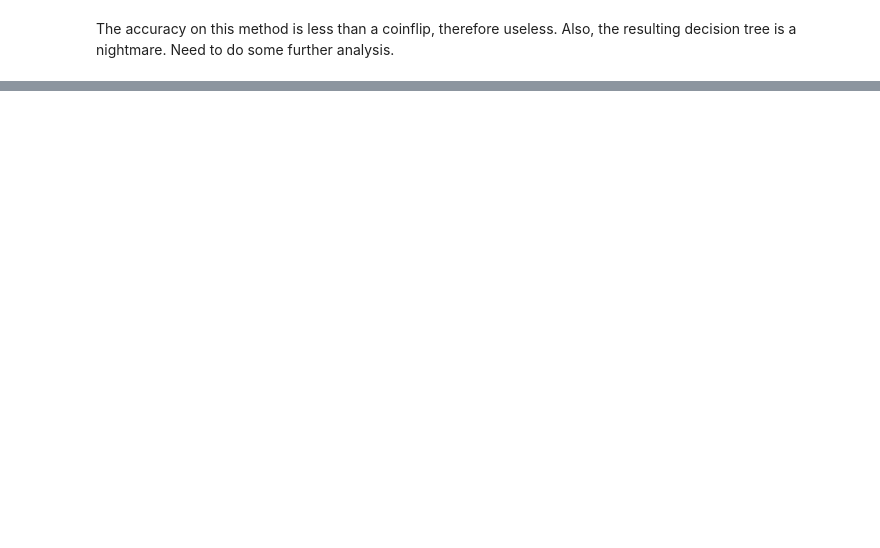
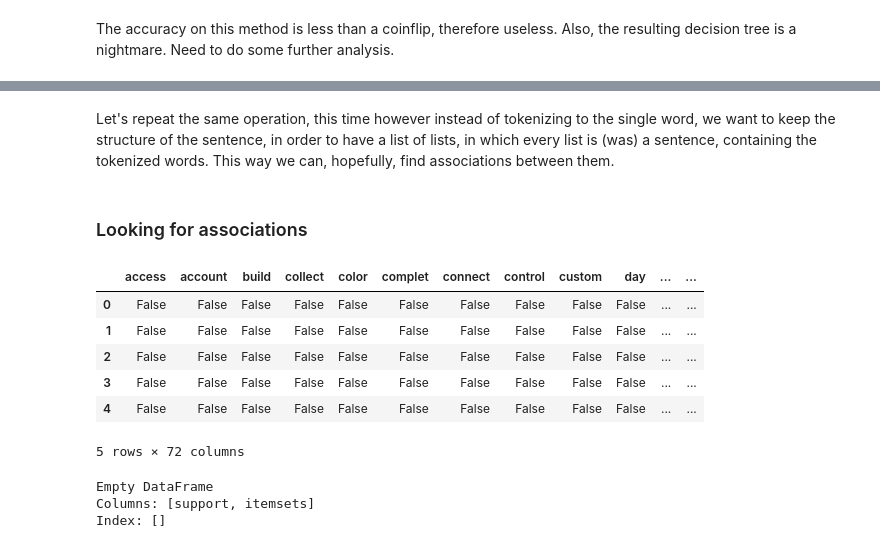
Before and after one commit to wtfzambo/app-store-eda, a Jupyter notebook: apple_store_eda.ipynb, the cells around one changed output, grey strips where cells are left out. Cells and saved outputs as stored; diff of their text form; code cells hidden in the pictures; blank space fills up the shorter version.

```diff
--- a/apple_store_eda.ipynb
+++ b/apple_store_eda.ipynb
@@ -220,0 +386,18 @@ graph
+# %%
+import string
+punct = set(string.punctuation)
+# %%
+filtered_word = [w.lower() for w in word_token] #lowercases all words
+filtered_word = [w for w in filtered_word if w not in punct] #removes punctuation
+
+print('The aggregated descriptions contain approximately {} words.'.format(len(filtered_word)))
+
+filtered_word = [w for w in filtered_word if w not in stopwords] #removes stopwords
+filtered_word = [w for w in filtered_word if len(w) > 2]
+#removes mono and two letter words, if any
+#and remaining punctuation, if any
+
+ps = PorterStemmer()
+filtered_word = [ps.stem(w) for w in filtered_word]
+
+print('The aggregated descriptions, after filtering, contain {} words.'.format(len(filtered_word)))
@@ -220,0 +416,2 @@ graph
+# %% [markdown]
+Let's repeat the same operation, this time however instead of tokenizing to the single word, we want to keep the structure of the sentence, in order to have a list of lists, in which every list is (was) a sentence, containing the tokenized words. This way we can, hopefully, find associations between them.
@@ -220,0 +421,16 @@ graph
+# %%
+filtered_sent = [[w.lower() for w in wtok(sent)] for sent in sent_token] #lowercases all words
+filtered_sent = [[w for w in sent if w not in punct] for sent in filtered_sent] #removes punctuation
+filtered_sent = [[w for w in sent if w not in stopwords] for sent in filtered_sent] #removes stopwords
+filtered_sent = [[w for w in sent if len(w) > 2] for sent in filtered_sent]
+#removes mono and two letter words, if any
+#and remaining punctuation, if any
+
+filtered_sent = [[w for w in sent if w in top_100] for sent in filtered_sent]
+#actually keeps only the top 100 words because I guess the transaction encoder would melt my
+#cpu if I kept all the words
+
+filtered_sent = [[ps.stem(w) for w in sent] for sent in filtered_sent]
+filtered_sent = [l for l in filtered_sent if l] #removes all the empty lists
+# %% [markdown]
+### Looking for associations
@@ -220,0 +441,15 @@ graph
+# %%
+te = TransactionEncoder()
+te_ary = te.fit(filtered_sent).transform(filtered_sent)
+# %%
+df_asso = pd.DataFrame(te_ary, columns = te.columns_)
+df_asso = df_asso.drop(['***'], axis = 1)
+df_asso.head()
+# %% [output]
+|  | access | account | build | collect | color | complet | connect | control | custom | day | ... | ... |
+| 0 | False | False | False | False | False | False | False | False | False | False | ... | ... |
+| 1 | False | False | False | False | False | False | False | False | False | False | ... | ... |
+| 2 | False | False | False | False | False | False | False | False | False | False | ... | ... |
+| 3 | False | False | False | False | False | False | False | False | False | False | ... | ... |
+| 4 | False | False | False | False | False | False | False | False | False | False | ... | ... |
+5 rows × 72 columns
@@ -220,0 +458,6 @@ graph
+# %%
+frequent_itemsets.head()
+# %% [output]
+Empty DataFrame
+Columns: [support, itemsets]
+Index: []
```
Also changed, not shown: parts of 49 cells of this notebook.
